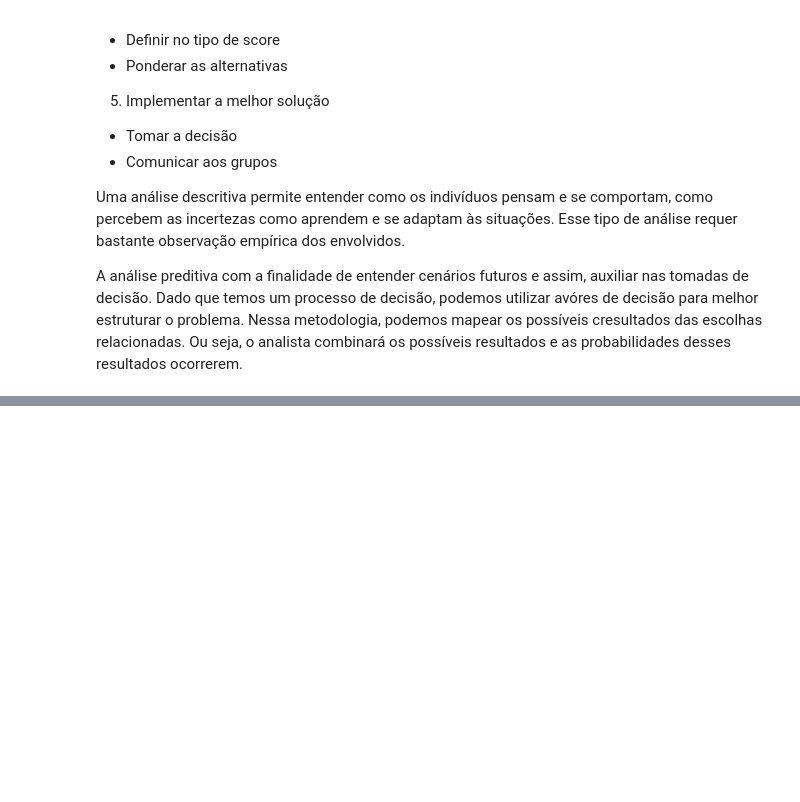
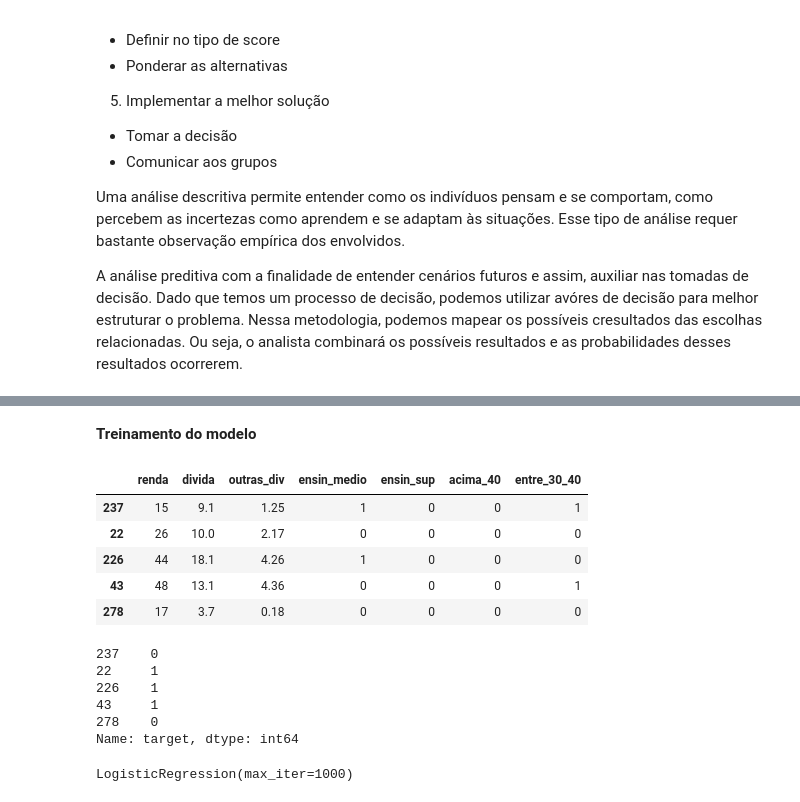
Before and after one commit to CarolineAndradeR/Data-Science, a Jupyter notebook: Processo_de_decisão_com_predição__analítica.ipynb, the cells around one changed output, grey strips where cells are left out. Cells and saved outputs as stored; diff of their text form; code cells hidden in the pictures; blank space fills up the shorter version.

```diff
--- a/Processo_de_decisão_com_predição__analítica.ipynb
+++ b/Processo_de_decisão_com_predição__analítica.ipynb
@@ -85 +147,3 @@ idade_data_train.head()
+# %% [markdown]
+**Treinamento do modelo**
 # %%
@@ -96 +157,26 @@ y_test = test_data['target']
+# %%
+X.head()
+# %% [output]
+|  | renda | divida | outras_div | ensin_medio | ensin_sup | acima_40 | entre_30_40 |
+| 237 | 15 | 9.1 | 1.25 | 1 | 0 | 0 | 1 |
+| 22 | 26 | 10.0 | 2.17 | 0 | 0 | 0 | 0 |
+| 226 | 44 | 18.1 | 4.26 | 1 | 0 | 0 | 0 |
+| 43 | 48 | 13.1 | 4.36 | 0 | 0 | 0 | 1 |
+| 278 | 17 | 3.7 | 0.18 | 0 | 0 | 0 | 0 |
+# %%
+y.head()
+# %% [output]
+237    0
+22     1
+226    1
+43     1
+278    0
+Name: target, dtype: int64
+# %%
+# Dados do modelo
+model_logistic = LogisticRegression(max_iter = 1000)
+# Treinamento do modelo
+model_logistic.fit(X, y)
+# %% [output]
+LogisticRegression(max_iter=1000)
 # %%
```
Also changed, not shown: parts of 34 cells of this notebook.
